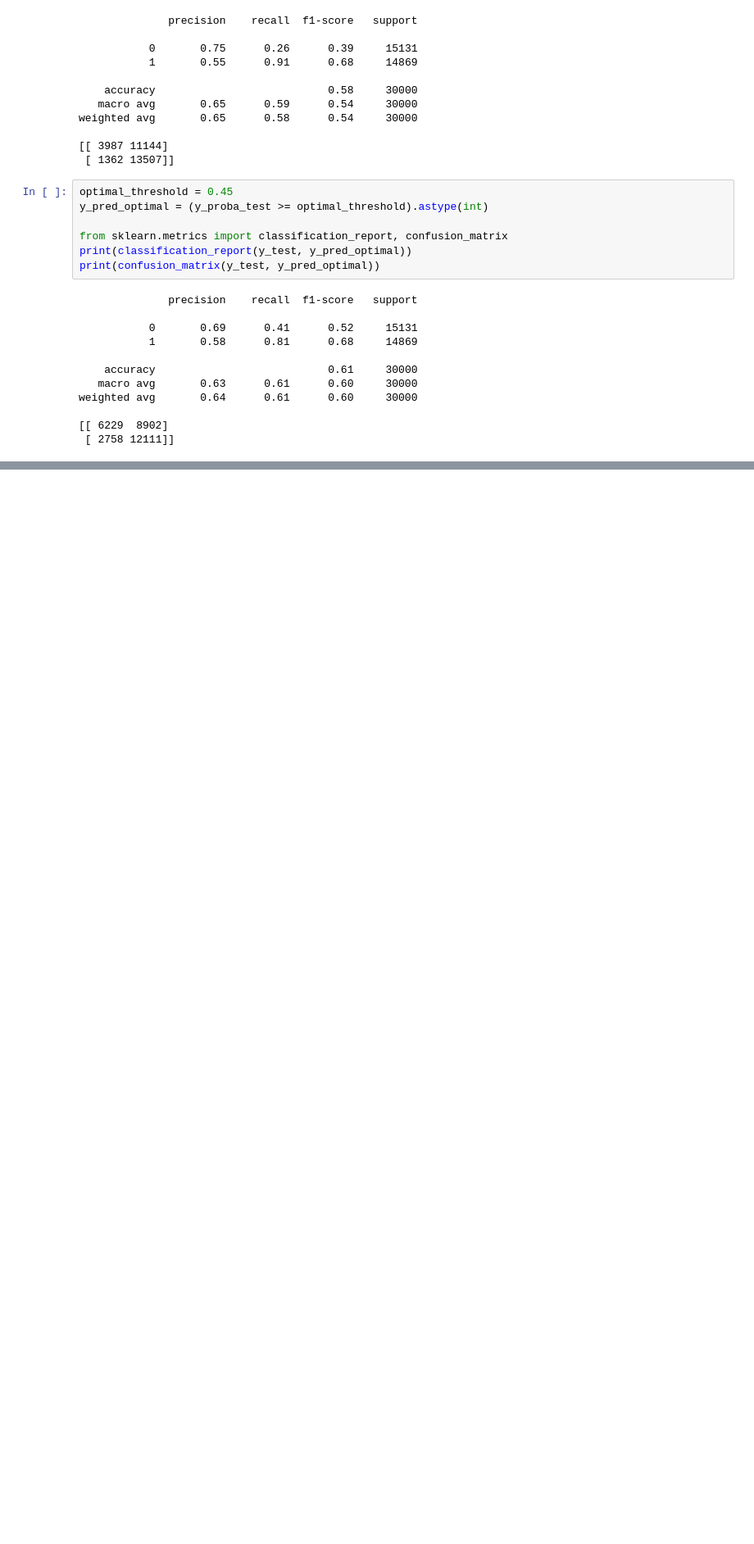
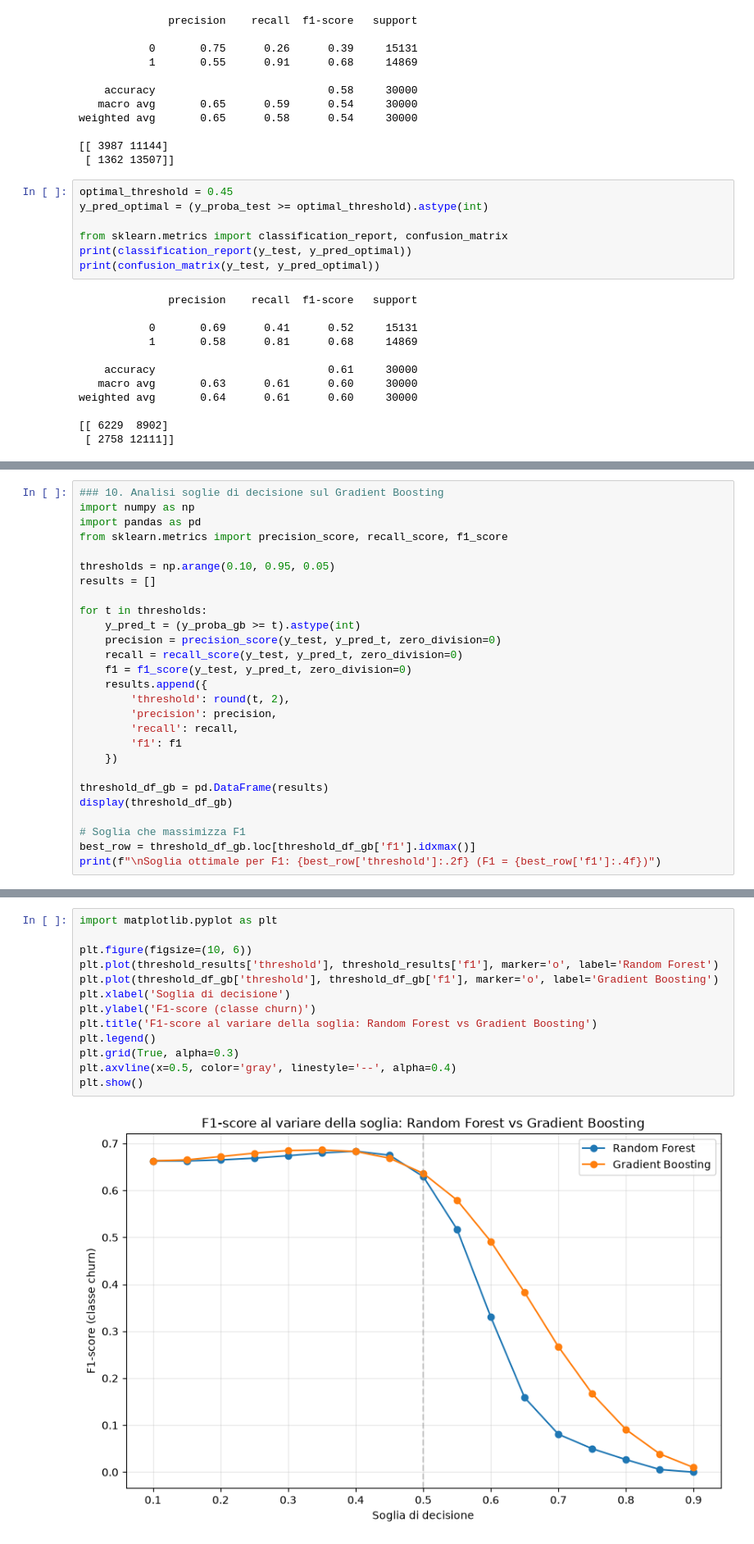
Before and after one commit to meddesara98-ctrl/SDG_Project, a Jupyter notebook: notebook.ipynb, the cells around one changed output, grey strips where cells are left out. Shown at 82% size. Cells and saved outputs as stored; diff of their text form; blank space fills up the shorter version.

Commit message:
Gradient Boosting + Threshold Classification + SHAP

```diff
--- a/notebook.ipynb
+++ b/notebook.ipynb
@@ -502,0 +582,27 @@ weighted avg       0.64      0.61      0.60     30000
+# %%
+### 10. Analisi soglie di decisione sul Gradient Boosting
+import numpy as np
+import pandas as pd
+from sklearn.metrics import precision_score, recall_score, f1_score
+
+thresholds = np.arange(0.10, 0.95, 0.05)
+results = []
+
+for t in thresholds:
+    y_pred_t = (y_proba_gb >= t).astype(int)
+    precision = precision_score(y_test, y_pred_t, zero_division=0)
+    recall = recall_score(y_test, y_pred_t, zero_division=0)
+    f1 = f1_score(y_test, y_pred_t, zero_division=0)
+    results.append({
+        'threshold': round(t, 2),
+        'precision': precision,
+        'recall': recall,
+        'f1': f1
+    })
+
+threshold_df_gb = pd.DataFrame(results)
+display(threshold_df_gb)
+
+# Soglia che massimizza F1
+best_row = threshold_df_gb.loc[threshold_df_gb['f1'].idxmax()]
+print(f"\nSoglia ottimale per F1: {best_row['threshold']:.2f} (F1 = {best_row['f1']:.4f})")
@@ -502,0 +629,15 @@ weighted avg       0.64      0.61      0.60     30000
+# %%
+import matplotlib.pyplot as plt
+
+plt.figure(figsize=(10, 6))
+plt.plot(threshold_results['threshold'], threshold_results['f1'], marker='o', label='Random Forest')
+plt.plot(threshold_df_gb['threshold'], threshold_df_gb['f1'], marker='o', label='Gradient Boosting')
+plt.xlabel('Soglia di decisione')
+plt.ylabel('F1-score (classe churn)')
+plt.title('F1-score al variare della soglia: Random Forest vs Gradient Boosting')
+plt.legend()
+plt.grid(True, alpha=0.3)
+plt.axvline(x=0.5, color='gray', linestyle='--', alpha=0.4)
+plt.show()
+# %% [output]
+[figure, added]
```
Also changed, not shown: parts of 21 cells of this notebook.
